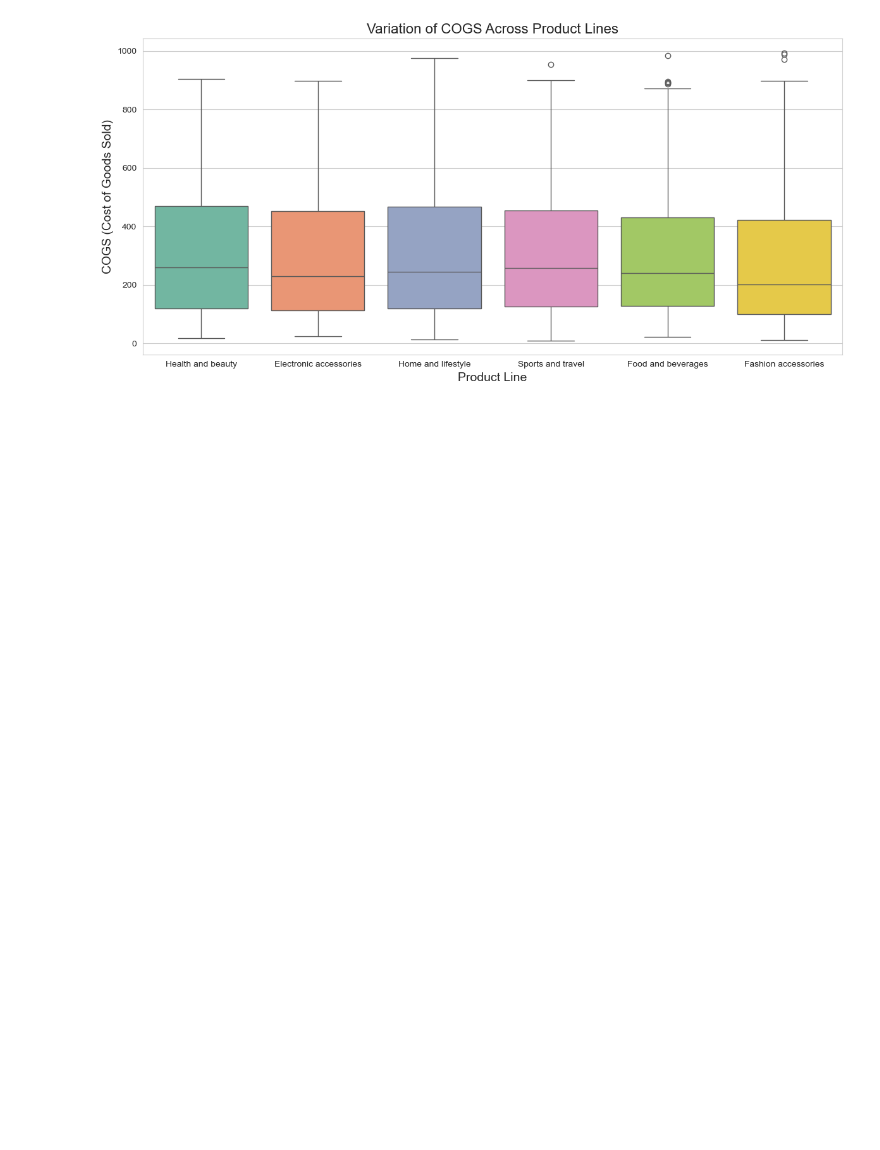
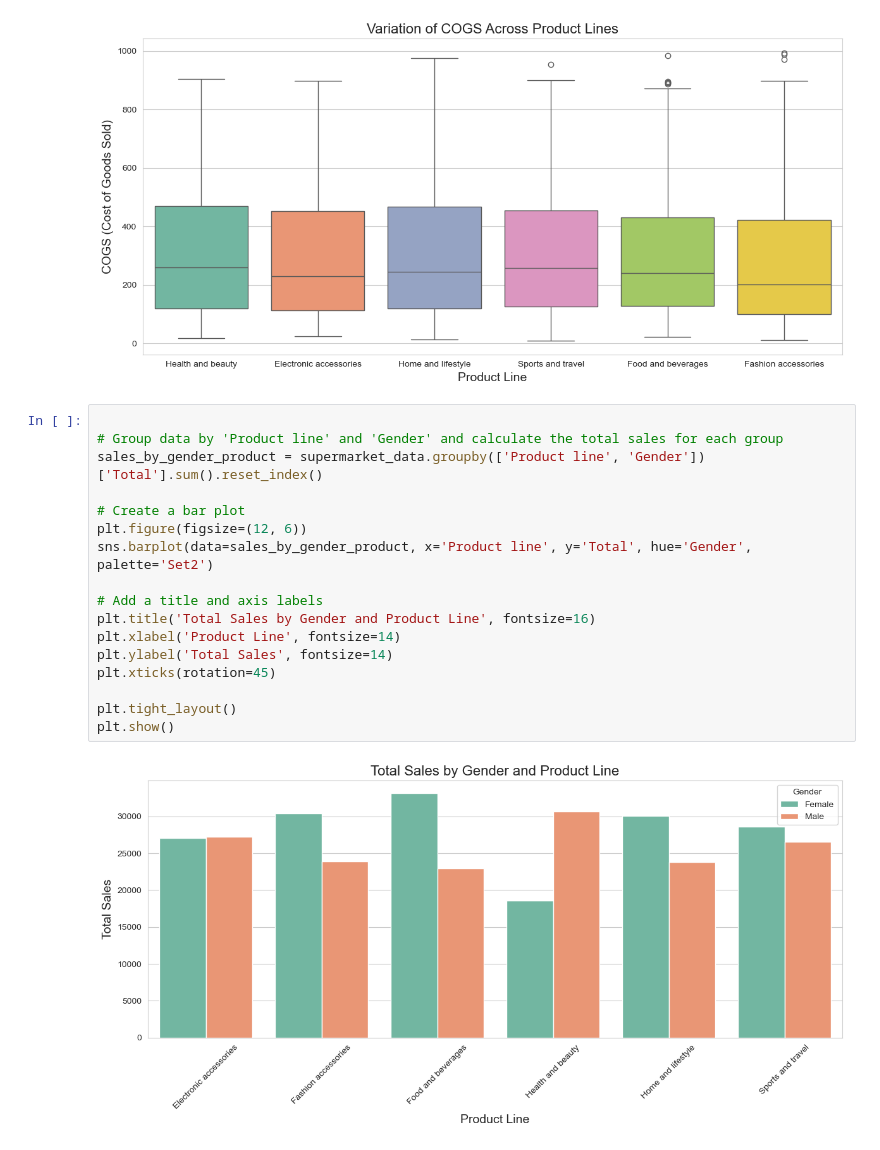
Before and after one commit to VarnaviPerera/PRINCIPLES-OF-DATA-SCIENCE-Portfolio, a Jupyter notebook: EDA/InitialEDA.ipynb, the cells around one changed output. Drawn from its saved outputs; the diff is of its cells as text; blank space fills up the shorter version.

Commit message:
eda member , gender , products

```diff
--- a/EDA/InitialEDA.ipynb
+++ b/EDA/InitialEDA.ipynb
@@ -348,3 +348,22 @@ plt.tight_layout()
 plt.show()
 # %% [output]
 [figure]
+# %%
+
+# Group data by 'Product line' and 'Gender' and calculate the total sales for each group
+sales_by_gender_product = supermarket_data.groupby(['Product line', 'Gender'])['Total'].sum().reset_index()
+
+# Create a bar plot
+plt.figure(figsize=(12, 6))
+sns.barplot(data=sales_by_gender_product, x='Product line', y='Total', hue='Gender', palette='Set2')
+
+# Add a title and axis labels
+plt.title('Total Sales by Gender and Product Line', fontsize=16)
+plt.xlabel('Product Line', fontsize=14)
+plt.ylabel('Total Sales', fontsize=14)
+plt.xticks(rotation=45)
+
+plt.tight_layout()
+plt.show()
+# %% [output]
+[figure, added]
```
Also changed, not shown: parts of 2 cells of this notebook.
